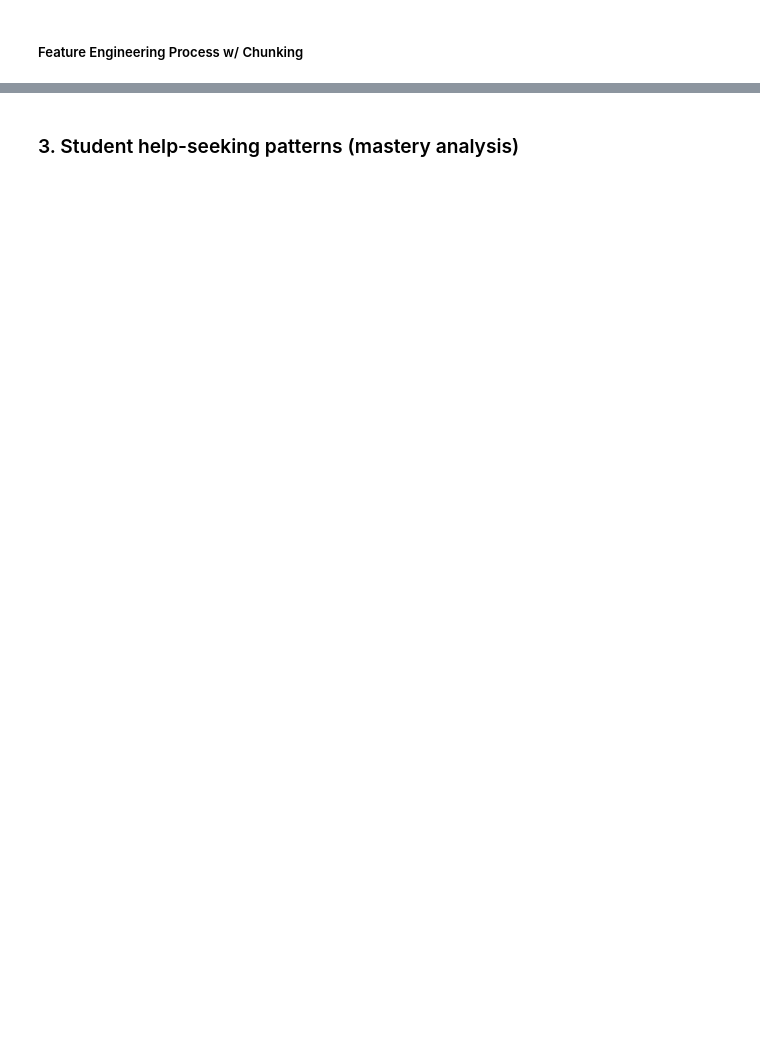
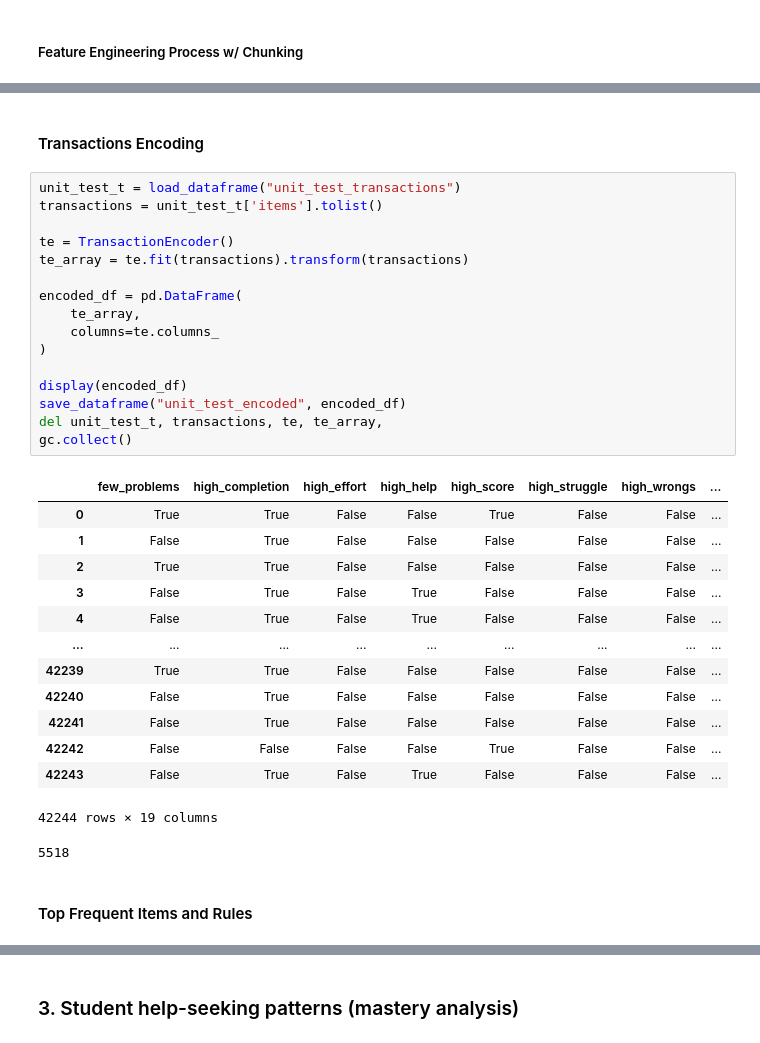
Before and after one commit to caineirb/CSC172-AssociationMining-Bautista, a Jupyter notebook: notebooks/asm_apriori.ipynb, the cells around one changed output, grey strips where cells are left out. Drawn from its saved outputs; the diff is of its cells as text; blank space fills up the shorter version.

```diff
--- a/notebooks/asm_apriori.ipynb
+++ b/notebooks/asm_apriori.ipynb
@@ -1269,0 +1410,35 @@ if self.assignment_details is not None and self.sequence_details is not None:
+# %% [markdown]
+#### Transactions Encoding
+# %%
+unit_test_t = load_dataframe("unit_test_transactions")
+transactions = unit_test_t['items'].tolist()
+
+te = TransactionEncoder()
+te_array = te.fit(transactions).transform(transactions)
+
+encoded_df = pd.DataFrame(
+    te_array,
+    columns=te.columns_
+)
+
+display(encoded_df)
+save_dataframe("unit_test_encoded", encoded_df)
+del unit_test_t, transactions, te, te_array,
+gc.collect()
+# %% [output]
+|  | few_problems | high_completion | high_effort | high_help | high_score | high_struggle | high_wrongs | ... |
+| 0 | True | True | False | False | True | False | False | ... |
+| 1 | False | True | False | False | False | False | False | ... |
+| 2 | True | True | False | False | False | False | False | ... |
+| 3 | False | True | False | True | False | False | False | ... |
+| 4 | False | True | False | True | False | False | False | ... |
+| ... | ... | ... | ... | ... | ... | ... | ... | ... |
+| 42239 | True | True | False | False | False | False | False | ... |
+| 42240 | False | True | False | False | False | False | False | ... |
+| 42241 | False | True | False | False | False | False | False | ... |
+| 42242 | False | False | False | False | True | False | False | ... |
+| 42243 | False | True | False | True | False | False | False | ... |
+42244 rows × 19 columns
+5518
+# %% [markdown]
+#### Top Frequent Items and Rules
```
Also changed, not shown: parts of 32 cells of this notebook.
